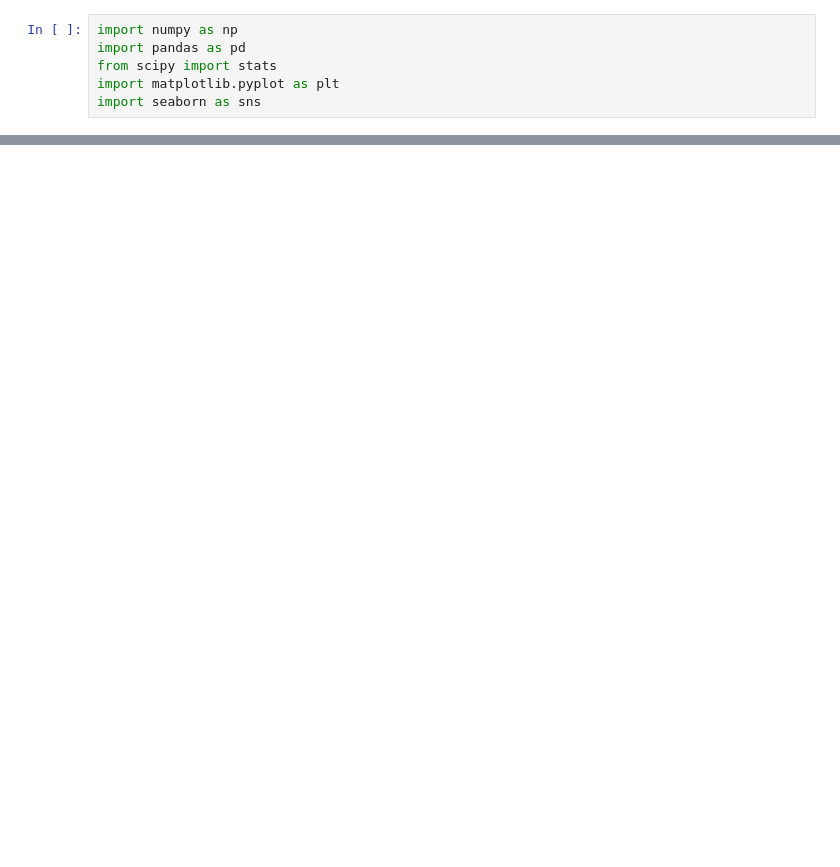
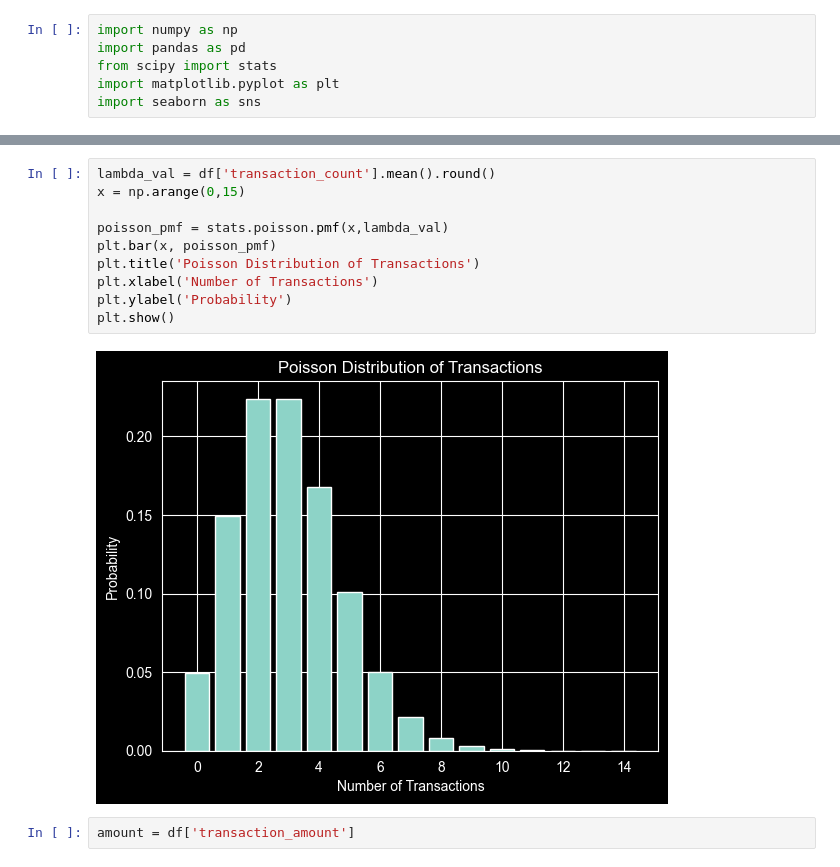
Before and after one commit to krish-desai-123/Mathematics-and-Advanced-Statistics, a Jupyter notebook: PR_4/spread_locator.ipynb, the cells around one changed output, grey strips where cells are left out. Cells and saved outputs as stored; diff of their text form; blank space fills up the shorter version.

```diff
--- a/PR_4/spread_locator.ipynb
+++ b/PR_4/spread_locator.ipynb
@@ -19,0 +79,14 @@ stats.bernoulli
+# %%
+lambda_val = df['transaction_count'].mean().round()
+x = np.arange(0,15)
+
+poisson_pmf = stats.poisson.pmf(x,lambda_val)
+plt.bar(x, poisson_pmf)
+plt.title('Poisson Distribution of Transactions')
+plt.xlabel('Number of Transactions')
+plt.ylabel('Probability')
+plt.show()
+# %% [output]
+[figure, added]
+# %%
+amount = df['transaction_amount']
```
Also changed, not shown: parts of 11 cells of this notebook, 1 other file.
